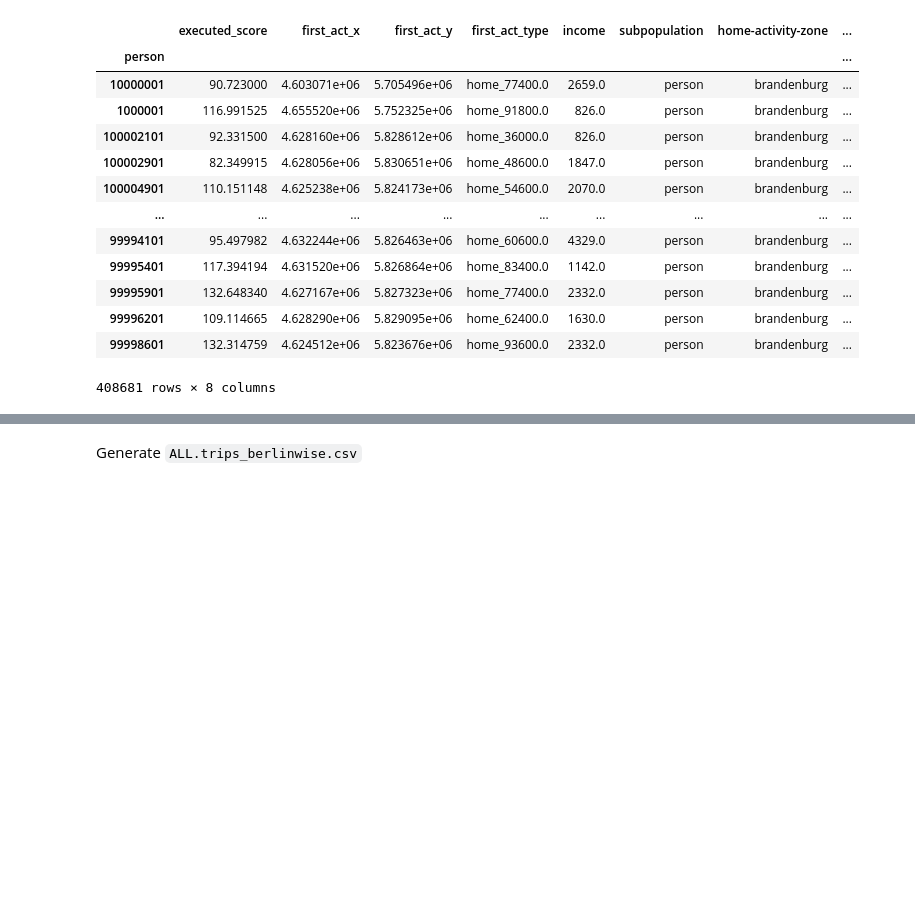
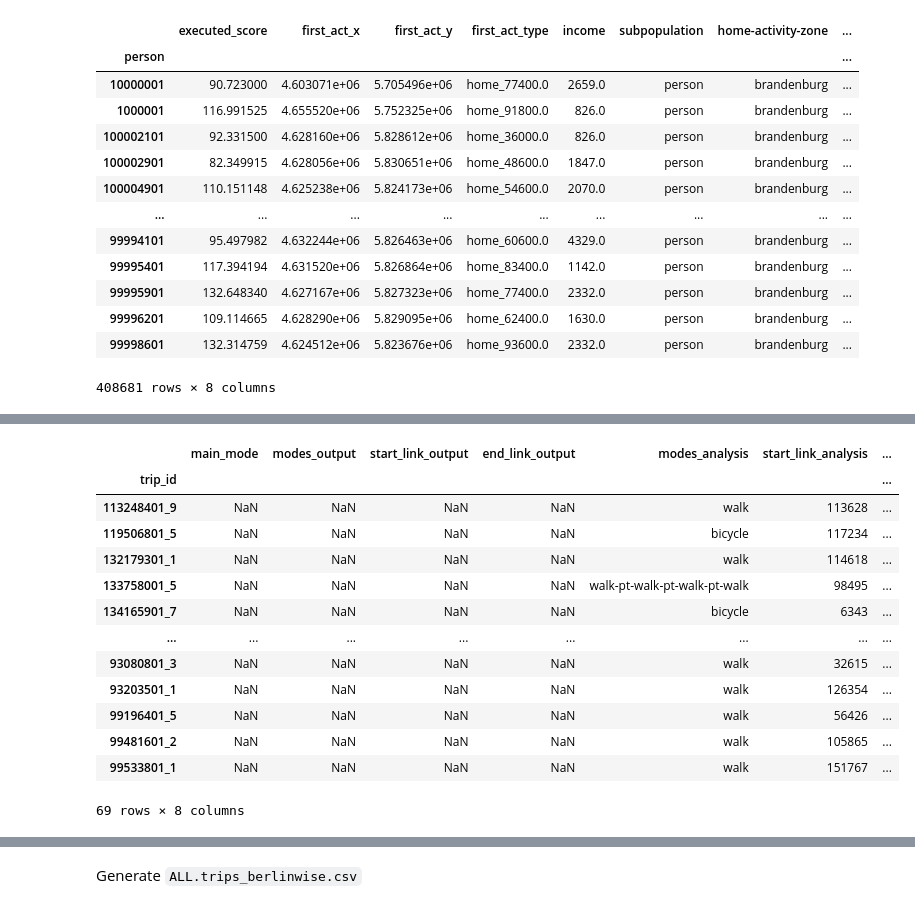
Before and after one commit to unsap/matsim-berlin-homework, a Jupyter notebook: src/main/python/pipeline.ipynb, the cells around one changed output, grey strips where cells are left out. Saved outputs shown, nothing was run; the diff lists cells and outputs as text; code cells hidden in the pictures; blank space fills up the shorter version.

```diff
--- a/src/main/python/pipeline.ipynb
+++ b/src/main/python/pipeline.ipynb
@@ -83,0 +119,17 @@ trips_berlinwise_by_scenario = {scenario: read_trips_berlinwise(path(scenario, "
+# %%
+joined[joined["start_link_output"] != joined["start_link_analysis"]]
+# %% [output]
+|  | main_mode | modes_output | start_link_output | end_link_output | modes_analysis | start_link_analysis | ... |
+| trip_id |  |  |  |  |  |  | ... |
+| 113248401_9 | NaN | NaN | NaN | NaN | walk | 113628 | ... |
+| 119506801_5 | NaN | NaN | NaN | NaN | bicycle | 117234 | ... |
+| 132179301_1 | NaN | NaN | NaN | NaN | walk | 114618 | ... |
+| 133758001_5 | NaN | NaN | NaN | NaN | walk-pt-walk-pt-walk-pt-walk | 98495 | ... |
+| 134165901_7 | NaN | NaN | NaN | NaN | bicycle | 6343 | ... |
+| ... | ... | ... | ... | ... | ... | ... | ... |
+| 93080801_3 | NaN | NaN | NaN | NaN | walk | 32615 | ... |
+| 93203501_1 | NaN | NaN | NaN | NaN | walk | 126354 | ... |
+| 99196401_5 | NaN | NaN | NaN | NaN | walk | 56426 | ... |
+| 99481601_2 | NaN | NaN | NaN | NaN | walk | 105865 | ... |
+| 99533801_1 | NaN | NaN | NaN | NaN | walk | 151767 | ... |
+69 rows × 8 columns
```
Also changed, not shown: parts of 16 cells of this notebook, 3 other files.
